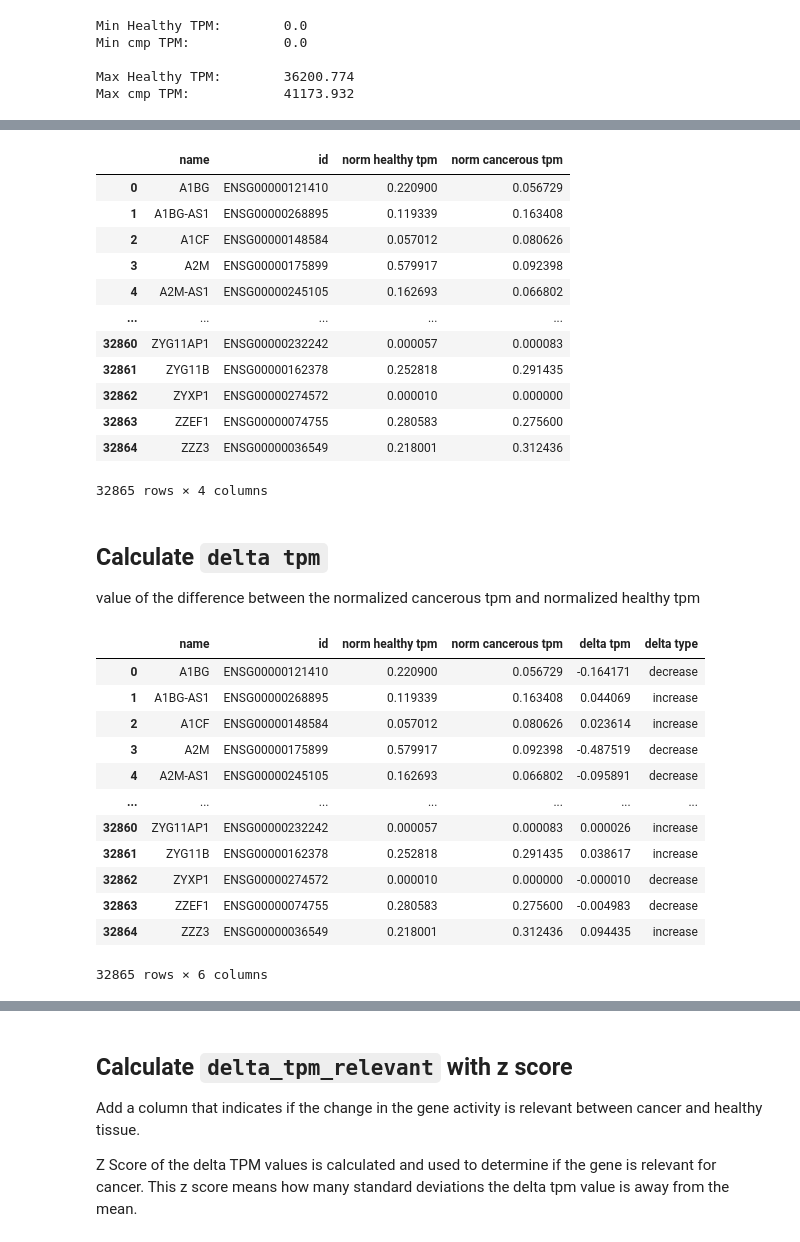
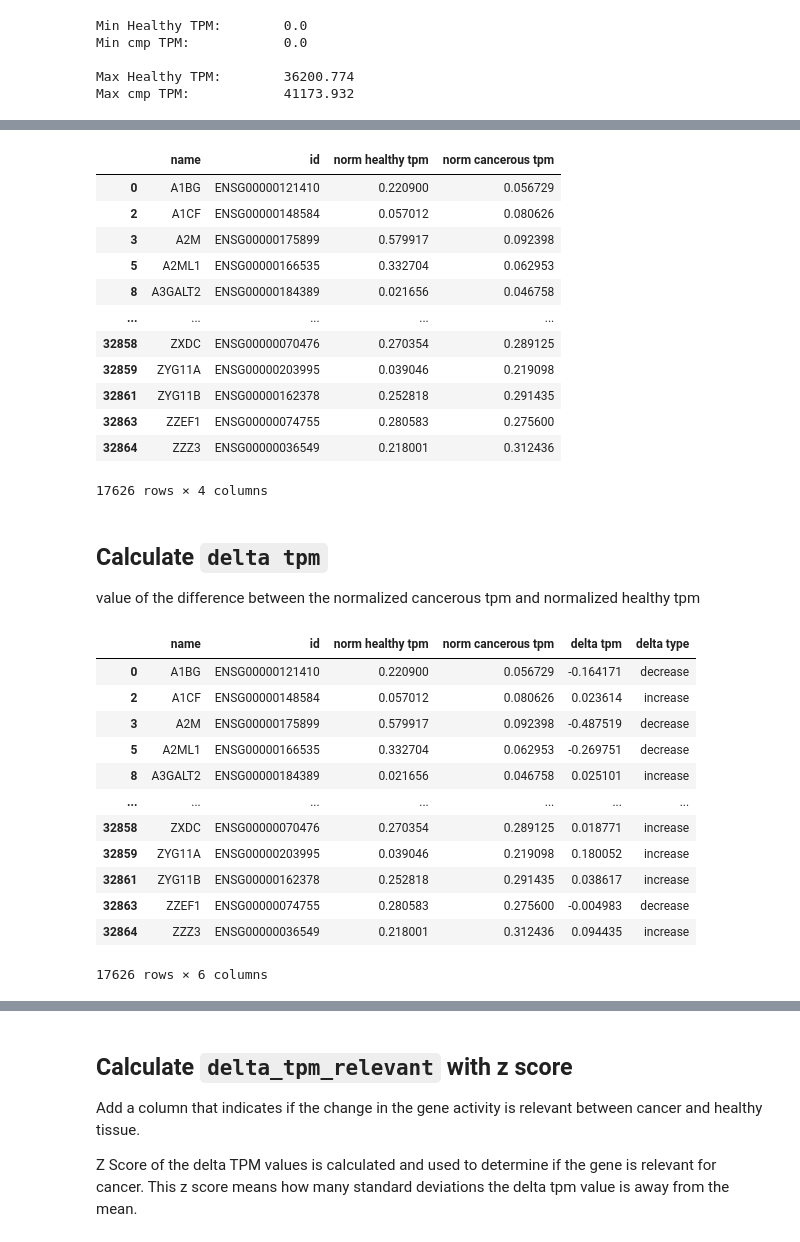
Before and after one commit to SiBergmann/gene_activity_in_lung_cancer, a Jupyter notebook: code/gene_nodes.ipynb, the cells around one changed output, grey strips where cells are left out. Saved outputs shown, nothing was run; the diff lists cells and outputs as text; code cells hidden in the pictures.

```diff
--- a/code/gene_nodes.ipynb
+++ b/code/gene_nodes.ipynb
@@ -17,8 +17,9 @@ Nodes are genes with the following information:
 # %%
 df_gtex = pd.read_csv('../processed_data/GTEX_healthy_mean.csv')
 df_cmp = pd.read_csv('../processed_data/CMP_cancer_mean.csv')
+
+df_protein_gene = pd.read_csv('../import_data/ENSEMBLE/biomart_gene_protein.txt',  sep='\t')
 # %%
 # rename columns
 df_gtex.rename(columns={'tpm': 'healthy tpm'}, inplace=True)
-df_cmp.rename(columns={'name': 'name',
-                       'tpm': 'cancerous tpm'}, inplace=True)
+df_cmp.rename(columns={'name': 'name', 'tpm': 'cancerous tpm'}, inplace=True)
@@ -24,0 +28,5 @@ df_cmp.rename(columns={'name': 'name',
+# %%
+df_protein_gene = df_protein_gene[df_protein_gene['Protein stable ID'].notna()]
+protein_genes = df_protein_gene['Gene stable ID'].unique()
+
+len(protein_genes)
@@ -50,6 +60,9 @@ df_nodes_healthy = df_gtex.copy()
 
 df_nodes_genes = df_nodes_cancer.merge(df_nodes_healthy, on='id', how='inner')
 
+# filter out those without gene-protein connection
+df_nodes_genes = df_nodes_genes[df_nodes_genes['id'].isin(protein_genes)]
+
 print(f"There are {df_nodes_genes.shape[0]} rows in the merged dataset. All have a healthy and a cancer tpm value.")
 
 df_nodes_genes
@@ -125,22 +138,20 @@ plt.show()
 # %%
-df_nodes_genes.drop(columns=['healthy tpm',
-                             'cancerous tpm'
-                             ], inplace=True)
+df_nodes_genes.drop(columns=['healthy tpm', 'cancerous tpm'], inplace=True)
 df_nodes_genes
 # %% [output]
 |  | name | id | norm healthy tpm | norm cancerous tpm |
 | 0 | A1BG | ENSG00000121410 | 0.220900 | 0.056729 |
-| 1 | A1BG-AS1 | ENSG00000268895 | 0.119339 | 0.163408 |
 | 2 | A1CF | ENSG00000148584 | 0.057012 | 0.080626 |
 | 3 | A2M | ENSG00000175899 | 0.579917 | 0.092398 |
-| 4 | A2M-AS1 | ENSG00000245105 | 0.162693 | 0.066802 |
+| 5 | A2ML1 | ENSG00000166535 | 0.332704 | 0.062953 |
+| 8 | A3GALT2 | ENSG00000184389 | 0.021656 | 0.046758 |
 | ... | ... | ... | ... | ... |
-| 32860 | ZYG11AP1 | ENSG00000232242 | 0.000057 | 0.000083 |
+| 32858 | ZXDC | ENSG00000070476 | 0.270354 | 0.289125 |
+| 32859 | ZYG11A | ENSG00000203995 | 0.039046 | 0.219098 |
 | 32861 | ZYG11B | ENSG00000162378 | 0.252818 | 0.291435 |
-| 32862 | ZYXP1 | ENSG00000274572 | 0.000010 | 0.000000 |
 | 32863 | ZZEF1 | ENSG00000074755 | 0.280583 | 0.275600 |
 | 32864 | ZZZ3 | ENSG00000036549 | 0.218001 | 0.312436 |
-32865 rows × 4 columns
+17626 rows × 4 columns
 # %% [markdown]
 ## Calculate `delta tpm`
 
@@ -153,17 +164,17 @@ df_nodes_genes
 # %% [output]
 |  | name | id | norm healthy tpm | norm cancerous tpm | delta tpm | delta type |
 | 0 | A1BG | ENSG00000121410 | 0.220900 | 0.056729 | -0.164171 | decrease |
-| 1 | A1BG-AS1 | ENSG00000268895 | 0.119339 | 0.163408 | 0.044069 | increase |
 | 2 | A1CF | ENSG00000148584 | 0.057012 | 0.080626 | 0.023614 | increase |
 | 3 | A2M | ENSG00000175899 | 0.579917 | 0.092398 | -0.487519 | decrease |
-| 4 | A2M-AS1 | ENSG00000245105 | 0.162693 | 0.066802 | -0.095891 | decrease |
+| 5 | A2ML1 | ENSG00000166535 | 0.332704 | 0.062953 | -0.269751 | decrease |
+| 8 | A3GALT2 | ENSG00000184389 | 0.021656 | 0.046758 | 0.025101 | increase |
 | ... | ... | ... | ... | ... | ... | ... |
-| 32860 | ZYG11AP1 | ENSG00000232242 | 0.000057 | 0.000083 | 0.000026 | increase |
+| 32858 | ZXDC | ENSG00000070476 | 0.270354 | 0.289125 | 0.018771 | increase |
+| 32859 | ZYG11A | ENSG00000203995 | 0.039046 | 0.219098 | 0.180052 | increase |
 | 32861 | ZYG11B | ENSG00000162378 | 0.252818 | 0.291435 | 0.038617 | increase |
-| 32862 | ZYXP1 | ENSG00000274572 | 0.000010 | 0.000000 | -0.000010 | decrease |
 | 32863 | ZZEF1 | ENSG00000074755 | 0.280583 | 0.275600 | -0.004983 | decrease |
 | 32864 | ZZZ3 | ENSG00000036549 | 0.218001 | 0.312436 | 0.094435 | increase |
-32865 rows × 6 columns
+17626 rows × 6 columns
 # %%
 plt.hist(df_nodes_genes['delta tpm'], bins=1000)
 plt.title('delta TPM')
```
Also changed, not shown: parts of 8 cells of this notebook, 3 other files.
